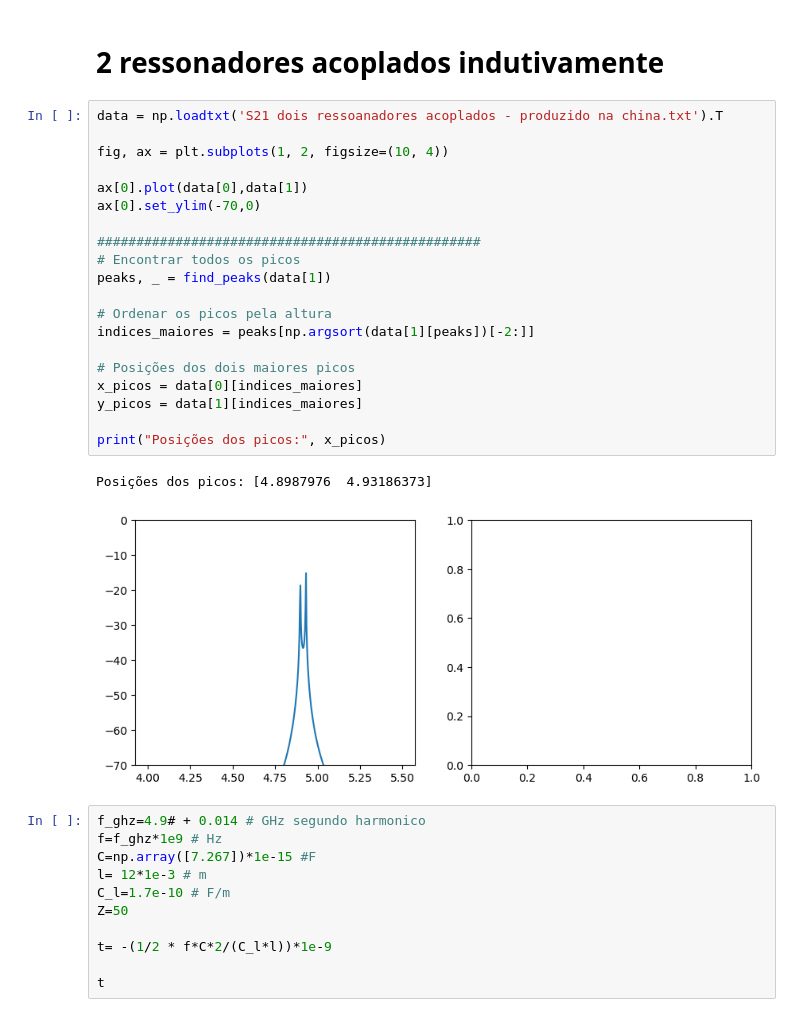
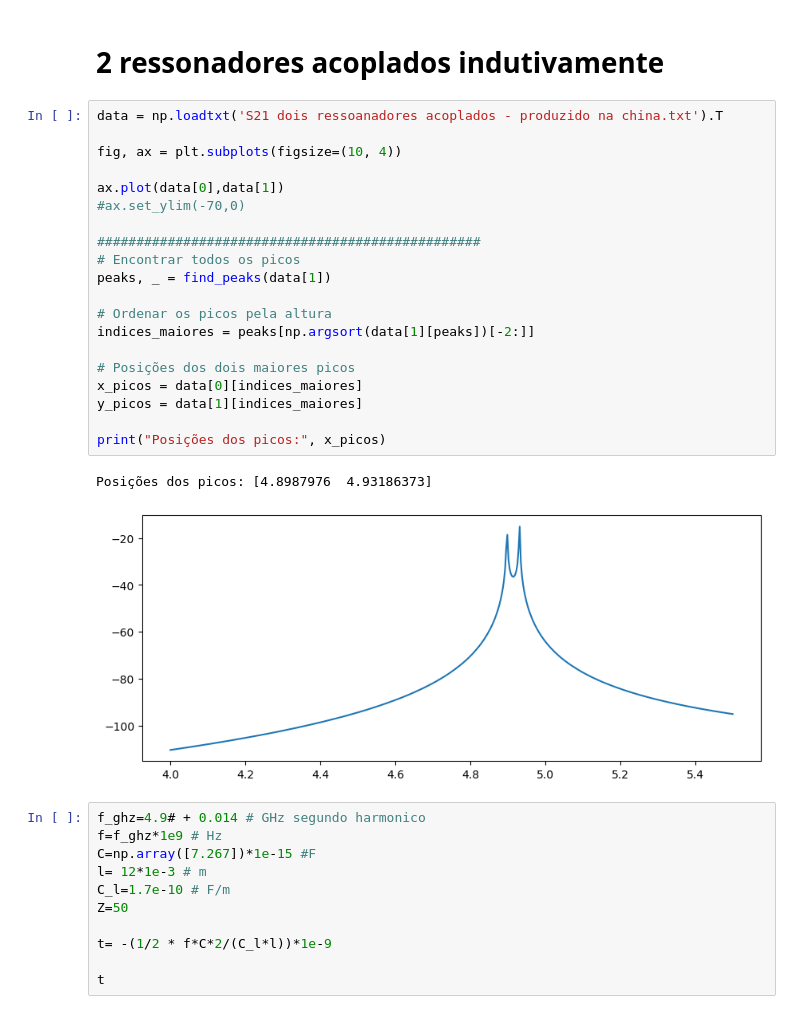
Before and after one commit to ScM-Edh/Projeto-Valentina, a Jupyter notebook: Ressonadores acoplados indutivamente/Aalises.ipynb, the cells around one changed output. Saved outputs shown, nothing was run; the diff lists cells and outputs as text.

```diff
--- a/Ressonadores acoplados indutivamente/Aalises.ipynb
+++ b/Ressonadores acoplados indutivamente/Aalises.ipynb
@@ -7,26 +7,26 @@ from scipy.signal import find_peaks
 # %%
 data = np.loadtxt('S21 dois ressoanadores acoplados - produzido na china.txt').T
 
-fig, ax = plt.subplots(1, 2, figsize=(10, 4))
+fig, ax = plt.subplots(figsize=(10, 4))
 
-ax[0].plot(data[0],data[1])
-ax[0].set_ylim(-70,0)
+ax.plot(data[0],data[1])
+#ax.set_ylim(-70,0)
 
 #################################################
 # Encontrar todos os picos
 peaks, _ = find_peaks(data[1])
 
 # Ordenar os picos pela altura
 indices_maiores = peaks[np.argsort(data[1][peaks])[-2:]]
 
 # Posições dos dois maiores picos
 x_picos = data[0][indices_maiores]
 y_picos = data[1][indices_maiores]
 
 print("Posições dos picos:", x_picos)
 # %% [output]
 Posições dos picos: [4.8987976  4.93186373]
-[figure, old version]
+[figure, new version]
 # %%
 f_ghz=4.9# + 0.014 # GHz segundo harmonico
 f=f_ghz*1e9 # Hz
```
Also changed, not shown: parts of 6 cells of this notebook, 3 other files.
